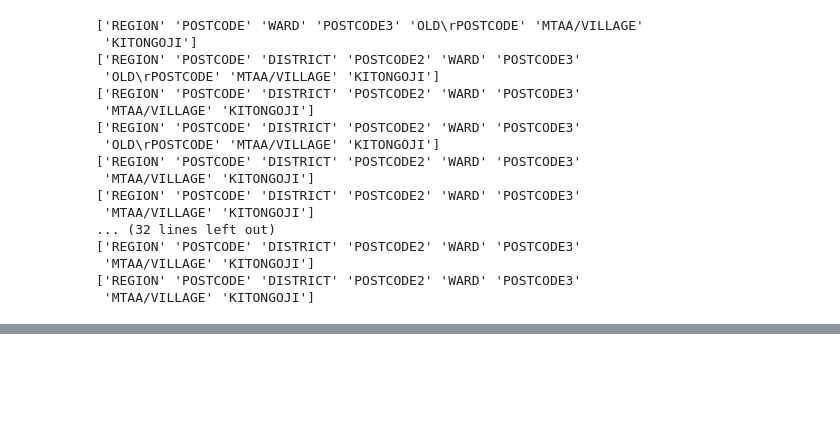
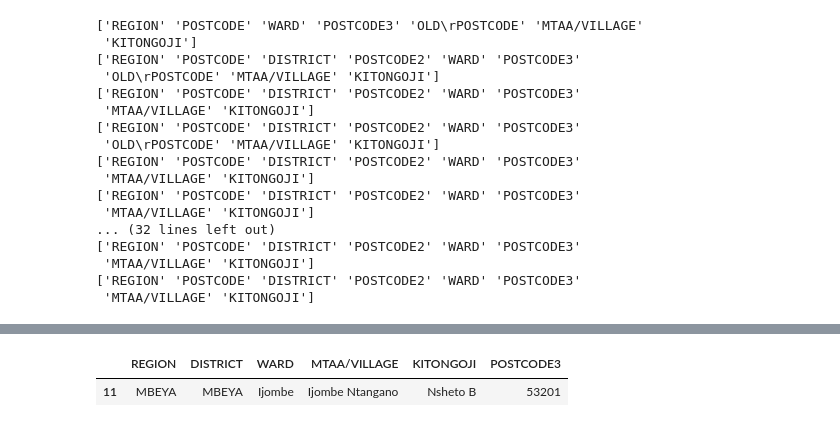
Before and after one commit to stormkilimanjaro/tzpostcodereference, a Jupyter notebook: Import PDF.ipynb, the cells around one changed output, grey strips where cells are left out. Drawn from its saved outputs; the diff is of its cells as text; code cells hidden in the pictures; blank space fills up the shorter version.

```diff
--- a/Import PDF.ipynb
+++ b/Import PDF.ipynb
@@ -250,3 +307,10 @@ trimmed_regions[0].head(10)
+# %%
+mbeya = trimmed_regions[17]
+mbeya_filtered = mbeya[mbeya['KITONGOJI'] == 'Nsheto B']
+mbeya_filtered.head(100)
+# %% [output]
+|  | REGION | DISTRICT | WARD | MTAA/VILLAGE | KITONGOJI | POSTCODE3 |
+| 11 | MBEYA | MBEYA | Ijombe | Ijombe Ntangano | Nsheto B | 53201 |
 # %%
 final = trimmed_regions[0]
 
```
Also changed, not shown: parts of 15 cells of this notebook, 8 other files.
